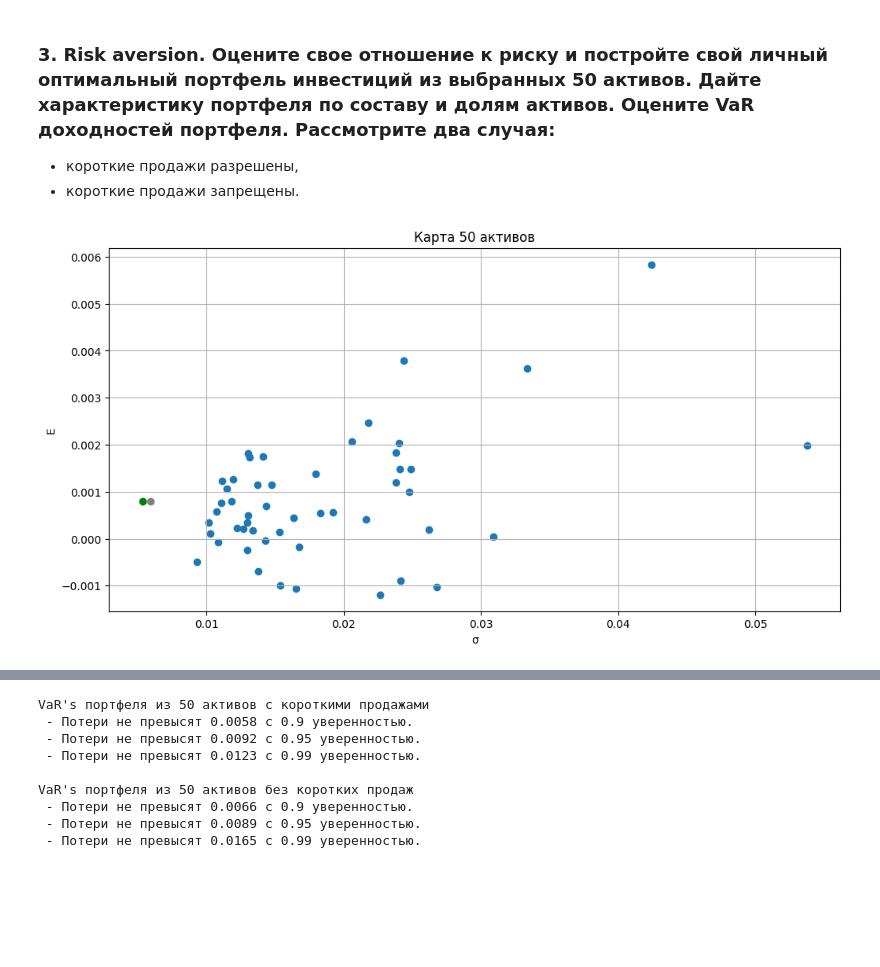
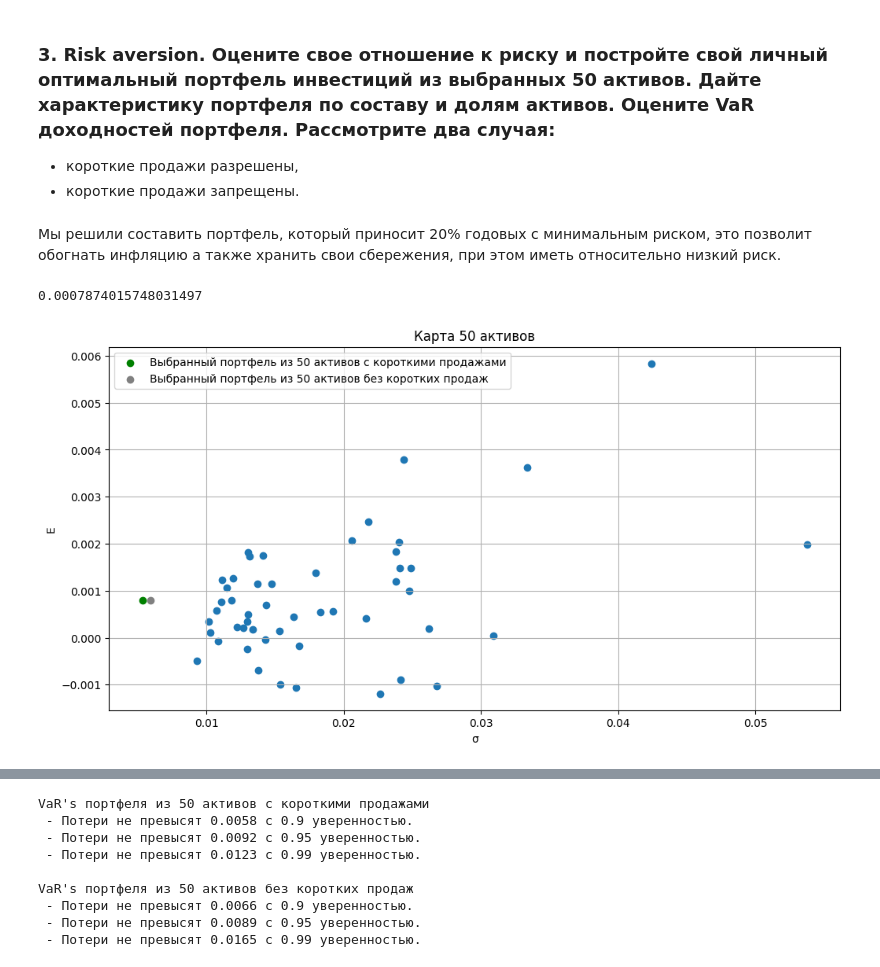
Before and after one commit to LevBugrov/financial-transaction-models, a Jupyter notebook: lab2.ipynb, the cells around one changed output, grey strips where cells are left out. Drawn from its saved outputs; the diff is of its cells as text; code cells hidden in the pictures; blank space fills up the shorter version.

```diff
--- a/lab2.ipynb
+++ b/lab2.ipynb
@@ -422,6 +441,8 @@ plt.show()
 ### 3. Risk aversion. Оцените свое отношение к риску и постройте свой личный оптимальный портфель инвестиций из выбранных 50 активов.  Дайте характеристику портфеля по составу и долям активов. Оцените VaR доходностей портфеля. Рассмотрите два случая:
 - короткие продажи разрешены,
 - короткие продажи запрещены.
+# %% [markdown]
+Мы решили составить портфель, который приносит 20% годовых с минимальным риском, это позволит обогнать инфляцию а также хранить свои сбережения, при этом иметь относительно низкий риск.
 # %%
 def VaR_info(losses):
     confidence_lvl = [0.9, 0.95, 0.99]
@@ -431,6 +452,9 @@ def VaR_info(losses):
         print(f' - Потери не превысят {out:.4f} с {alpha} уверенностью.')
 
 target_E = 20/100/254
+target_E
+# %% [output]
+0.0007874015748031497
 # %%
 x_min_risk_my = optimize_portfolio(E, cov_matrix, bounds = ((None, None),), target_return=target_E)
 min_risk_my = risk_porfolio(x_min_risk_my, cov_matrix)
@@ -442,13 +466,14 @@ E_mr_ns_my = np.dot(x_min_risk_ns_my, E)
 # %%
 plt.figure(figsize=(12, 6))
 plt.xlabel('σ')
 plt.ylabel('E')
 plt.grid(True)
 plt.title("Карта 50 активов")
 plt.scatter(vars, E)
 plt.scatter(min_risk_my, E_mr_my, c='green', label="Выбранный портфель из 50 активов с короткими продажами")
 plt.scatter(min_risk_ns_my, E_mr_ns_my, c='gray', label="Выбранный портфель из 50 активов без коротких продаж")
 
+plt.legend()
 plt.show()
 # %% [output]
-[figure, old version]
+[figure, new version]
```
Also changed, not shown: parts of 26 cells of this notebook.
